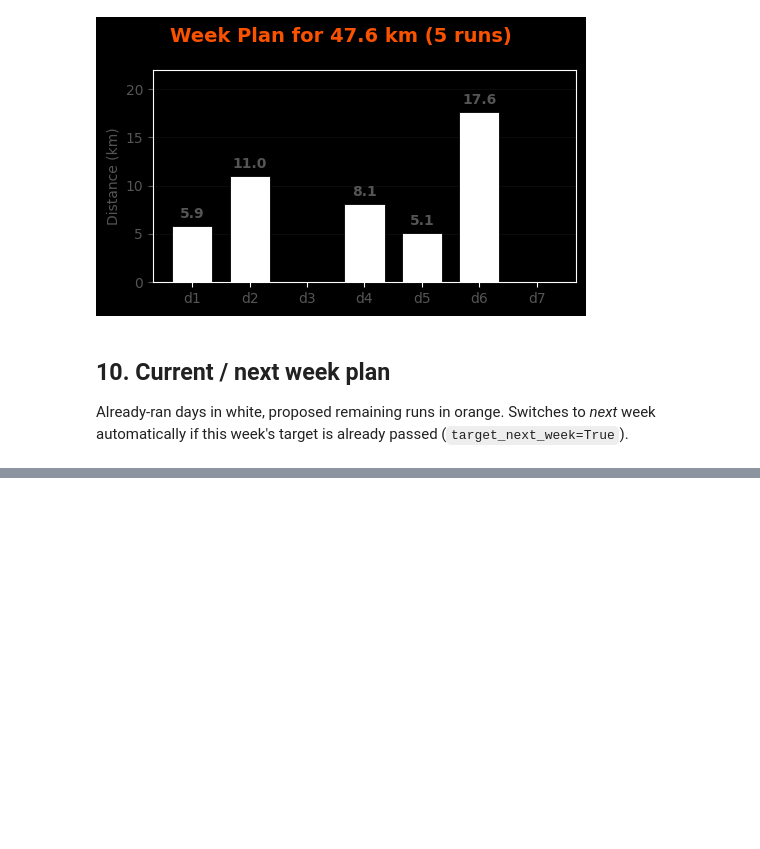
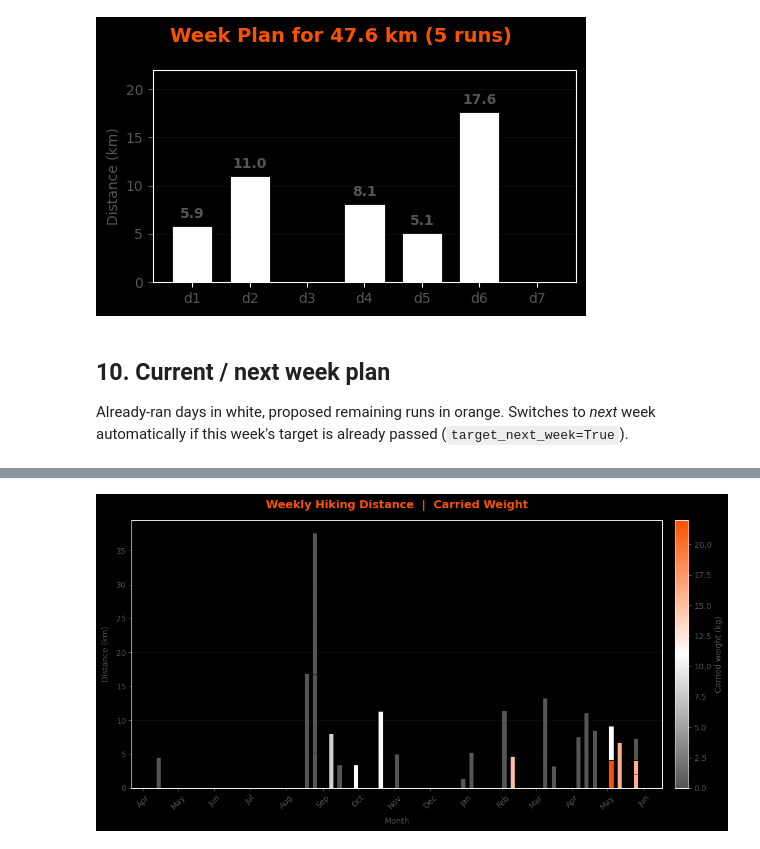
Before and after one commit to JoeySpronck/strava_data, a Jupyter notebook: playground.ipynb, the cells around one changed output, grey strips where cells are left out. Cells and saved outputs as stored; diff of their text form; code cells hidden in the pictures; blank space fills up the shorter version.

```diff
--- a/playground.ipynb
+++ b/playground.ipynb
@@ -215,0 +346,12 @@ IMPOSSIBLE: Only 2 days left, need 5 runs.
+# %%
+vis.plot_weekly_stacked(
+    df_hikes,
+    stack_col='distance_km',
+    color_col='weight_kg',
+    stack_label='Distance (km)',
+    color_label='Carried weight (kg)',
+    title='Weekly Hiking Distance  |  Carried Weight',
+    save_name='weekly_hike_weight.png',
+)
+# %% [output]
+[figure, added]
```
Also changed, not shown: parts of 23 cells of this notebook, 15 other files.
